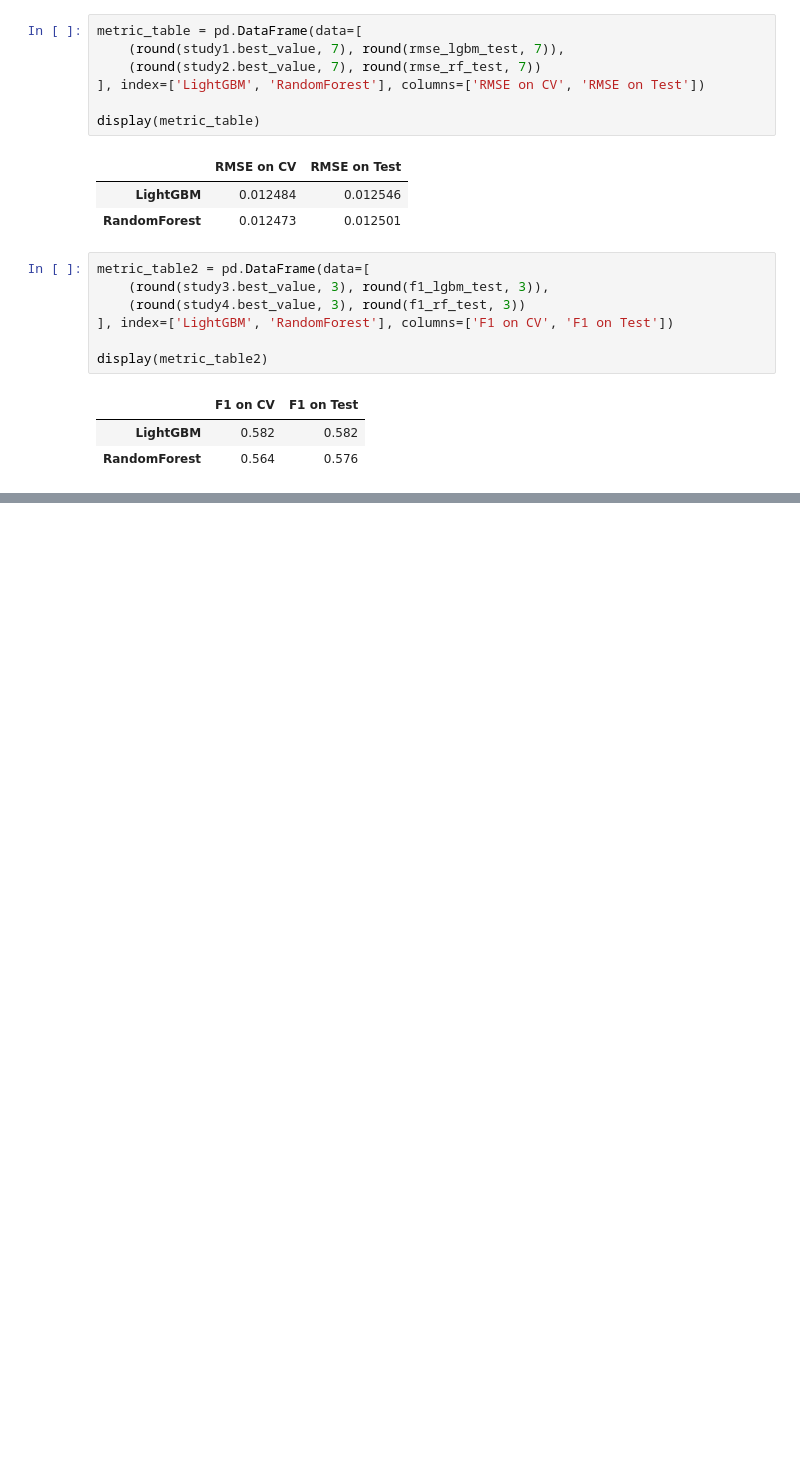
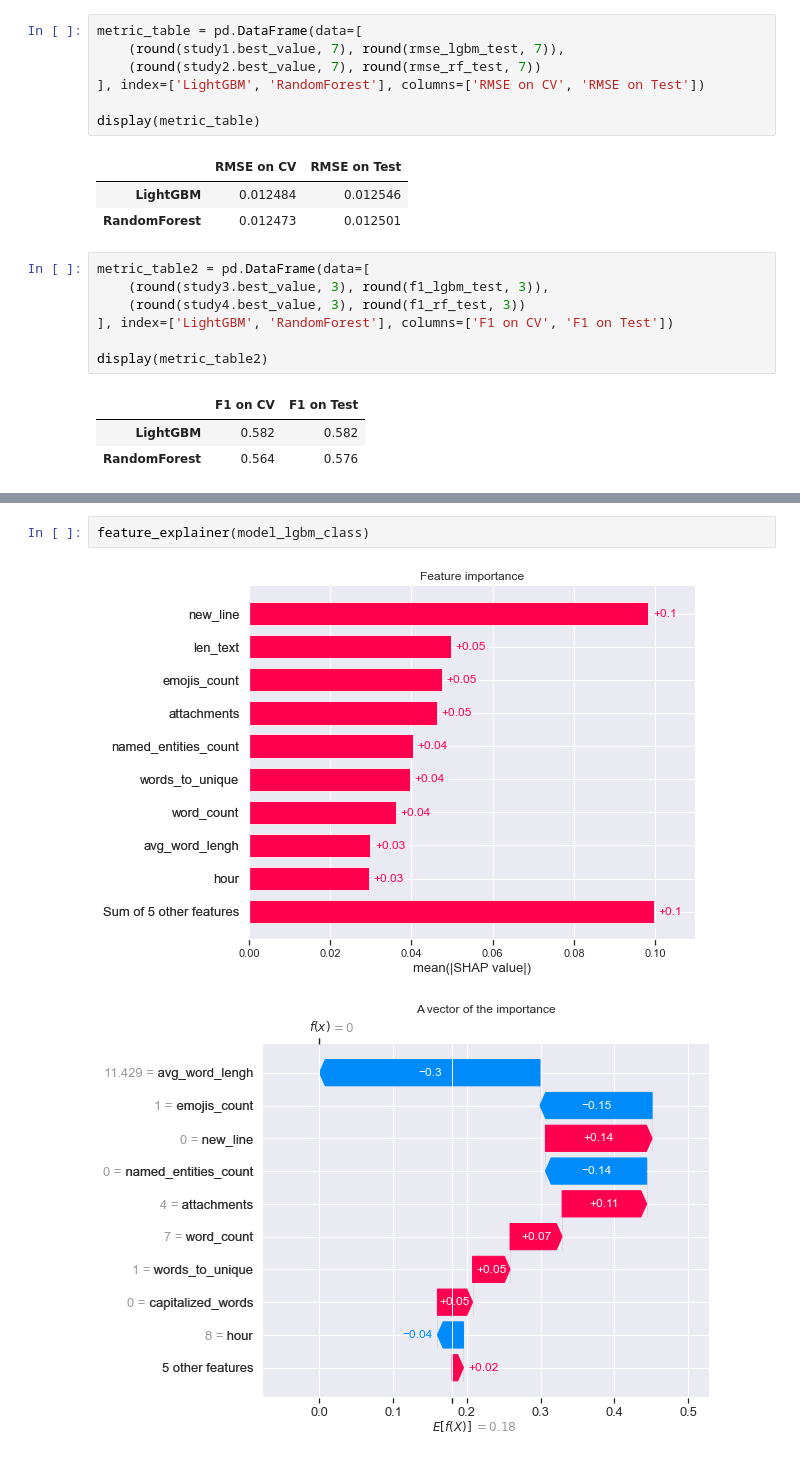
Before and after one commit to gennady671games/vk_nlp, a Jupyter notebook: social_networks2.ipynb, the cells around one changed output, grey strips where cells are left out. Saved outputs shown, nothing was run; the diff lists cells and outputs as text; blank space fills up the shorter version.

```diff
--- a/social_networks2.ipynb
+++ b/social_networks2.ipynb
@@ -593,0 +621,5 @@ feature_importances(model_rf_class, 'Random Forest Classifier')
+# %%
+feature_explainer(model_lgbm_class)
+# %% [output]
+[figure, added]
+[figure, added]
```
Also changed, not shown: parts of 19 cells of this notebook, 1 other file.
